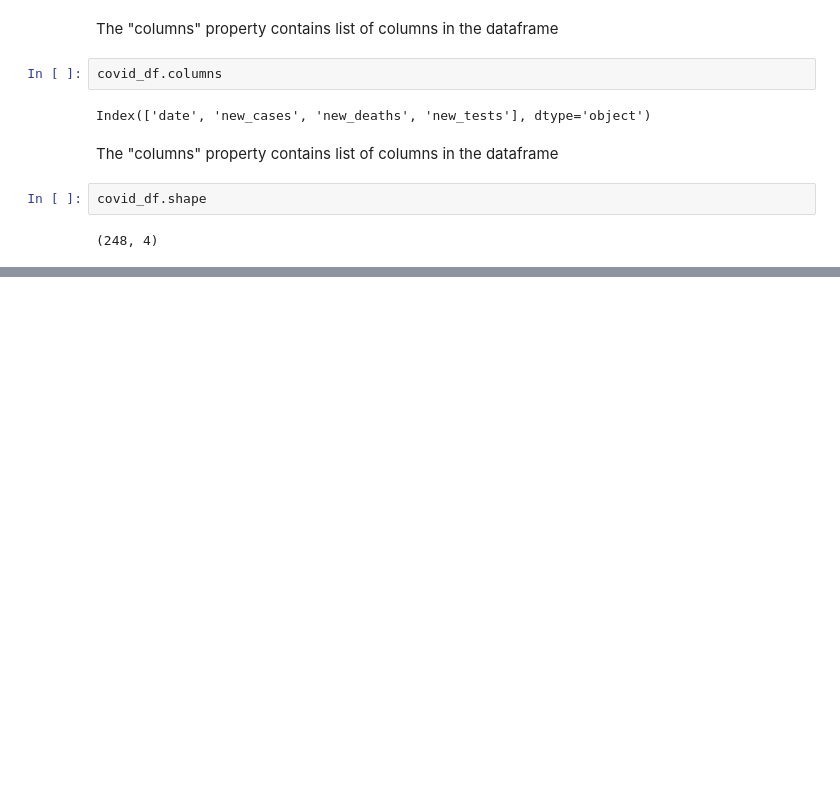
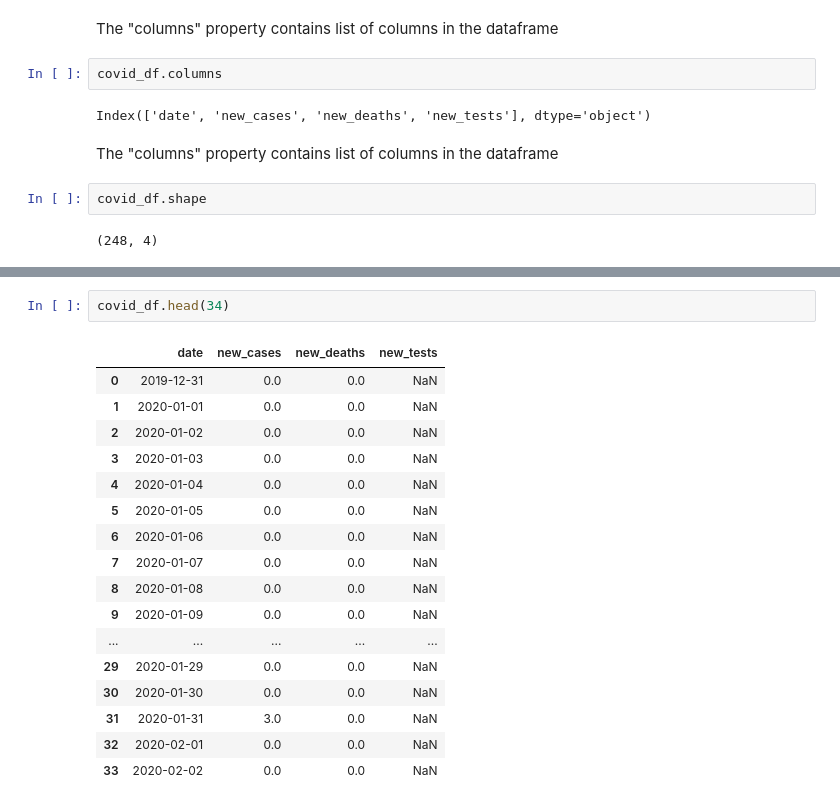
Before and after one commit to OjPreshuz/Pandas-Data-Analysis-Fundamentals, a Jupyter notebook: learning_pandas.ipynb, the cells around one changed output, grey strips where cells are left out. Cells and saved outputs as stored; diff of their text form; blank space fills up the shorter version.

```diff
--- a/learning_pandas.ipynb
+++ b/learning_pandas.ipynb
@@ -78,0 +182,20 @@ covid_df.shape
+# %%
+covid_df.head(34)
+# %% [output]
+|  | date | new_cases | new_deaths | new_tests |
+| 0 | 2019-12-31 | 0.0 | 0.0 | NaN |
+| 1 | 2020-01-01 | 0.0 | 0.0 | NaN |
+| 2 | 2020-01-02 | 0.0 | 0.0 | NaN |
+| 3 | 2020-01-03 | 0.0 | 0.0 | NaN |
+| 4 | 2020-01-04 | 0.0 | 0.0 | NaN |
+| 5 | 2020-01-05 | 0.0 | 0.0 | NaN |
+| 6 | 2020-01-06 | 0.0 | 0.0 | NaN |
+| 7 | 2020-01-07 | 0.0 | 0.0 | NaN |
+| 8 | 2020-01-08 | 0.0 | 0.0 | NaN |
+| 9 | 2020-01-09 | 0.0 | 0.0 | NaN |
+| ... | ... | ... | ... | ... |
+| 29 | 2020-01-29 | 0.0 | 0.0 | NaN |
+| 30 | 2020-01-30 | 0.0 | 0.0 | NaN |
+| 31 | 2020-01-31 | 3.0 | 0.0 | NaN |
+| 32 | 2020-02-01 | 0.0 | 0.0 | NaN |
+| 33 | 2020-02-02 | 0.0 | 0.0 | NaN |
```
Also changed, not shown: parts of 17 cells of this notebook.
